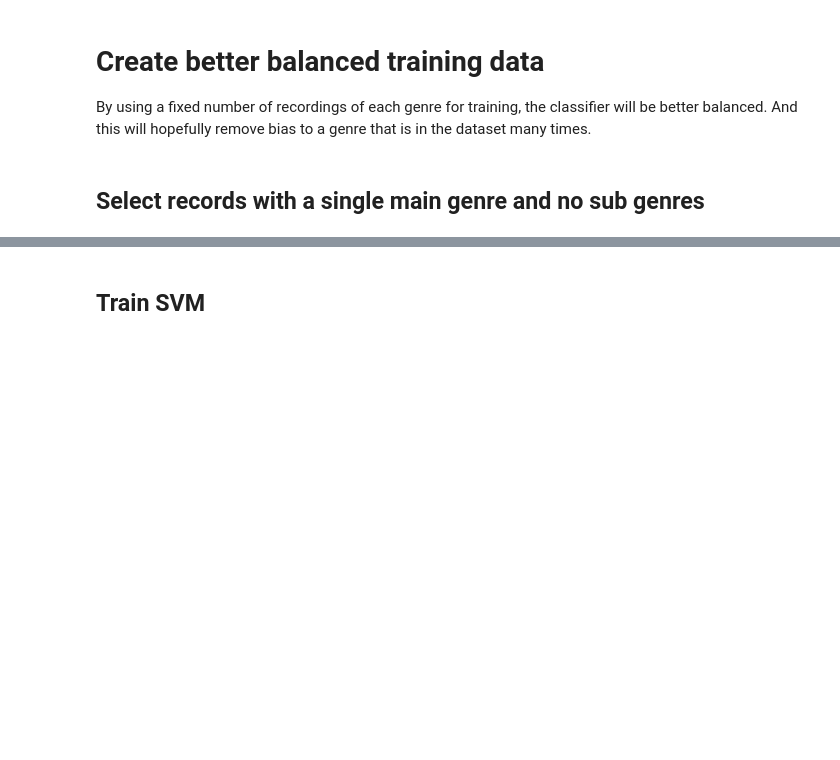
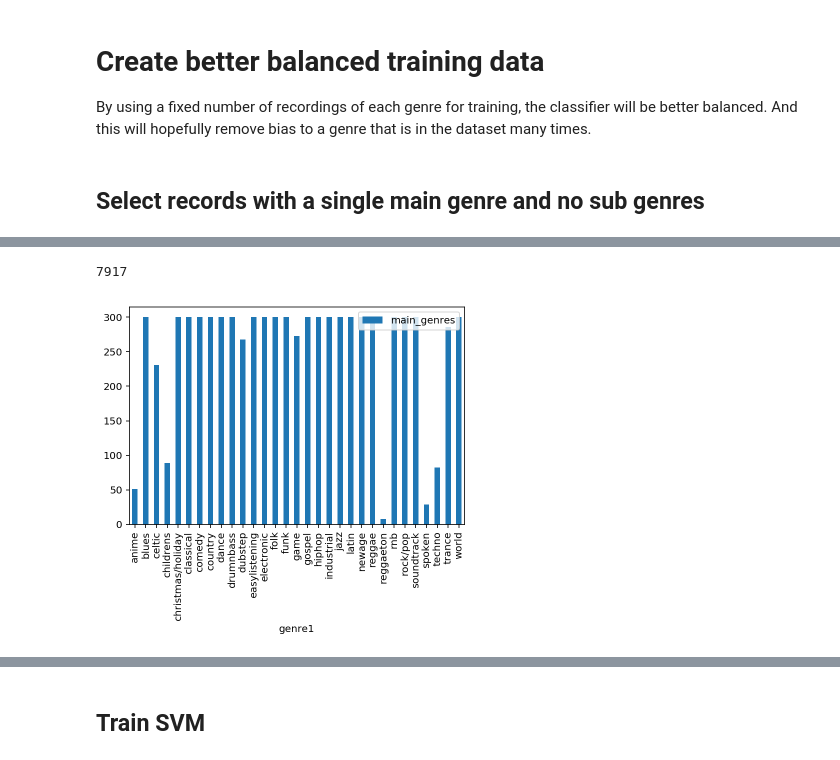
Before and after one commit to RyuuTDF/AcousticBrainz, a Jupyter notebook: SVM.ipynb, the cells around one changed output, grey strips where cells are left out. Cells and saved outputs as stored; diff of their text form; code cells hidden in the pictures; blank space fills up the shorter version.

```diff
--- a/SVM.ipynb
+++ b/SVM.ipynb
@@ -117,3 +146,17 @@ print len(new_groundtruth)
+# %%
+new_groundtruth
+print len(new_groundtruth)
+
+
+new_groundtruth[['genre1', 'main_genres']] \
+    .groupby(['genre1']) \
+    .count() \
+    .plot.bar()
+
+plt.show()
+# %% [output]
+7917
+[figure, added]
 # %%
 # Maybe during development you want a really really small dataset ?
 if settings['very_few'] == 'True':
```
Also changed, not shown: parts of 21 cells of this notebook, 1 other file.
